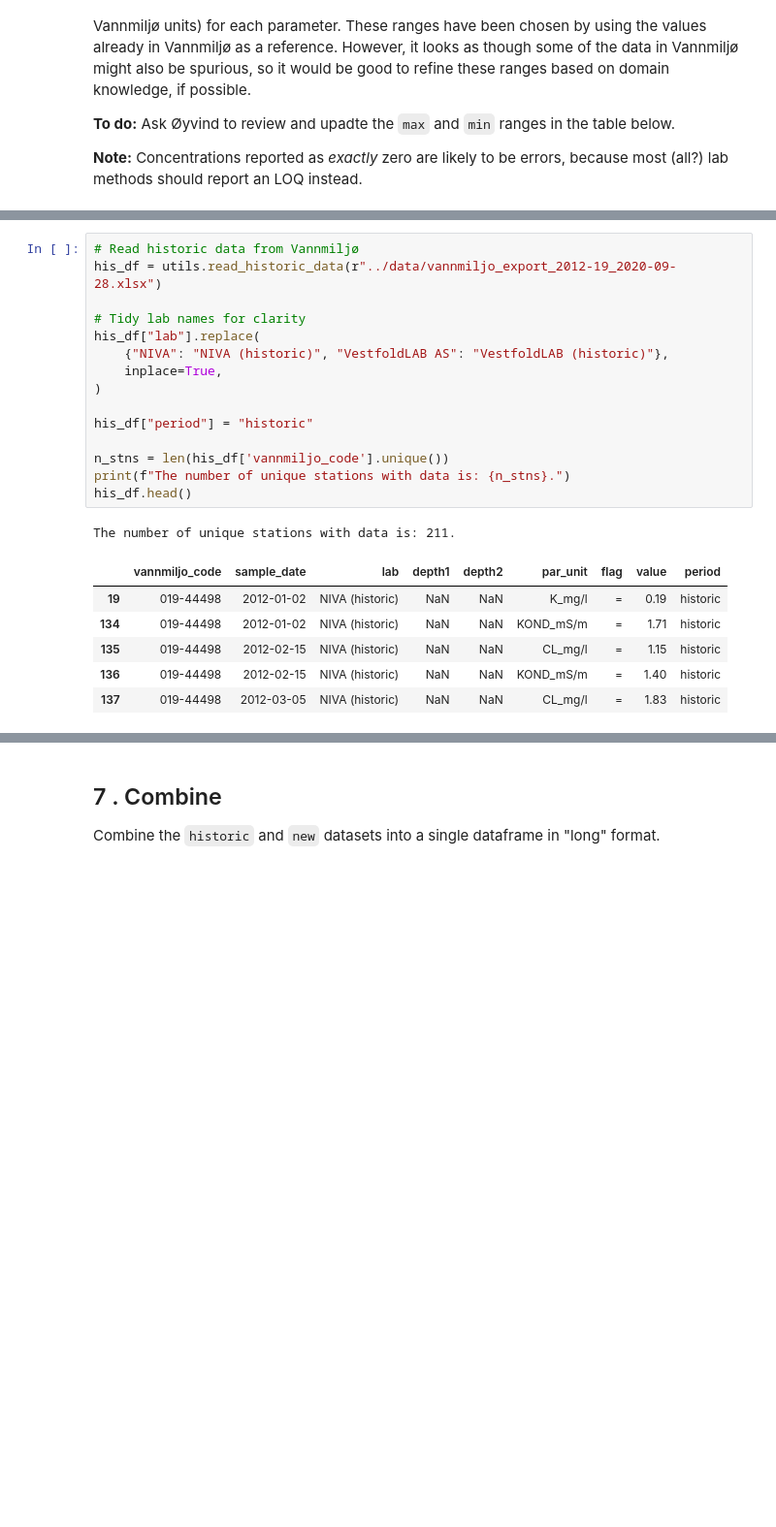
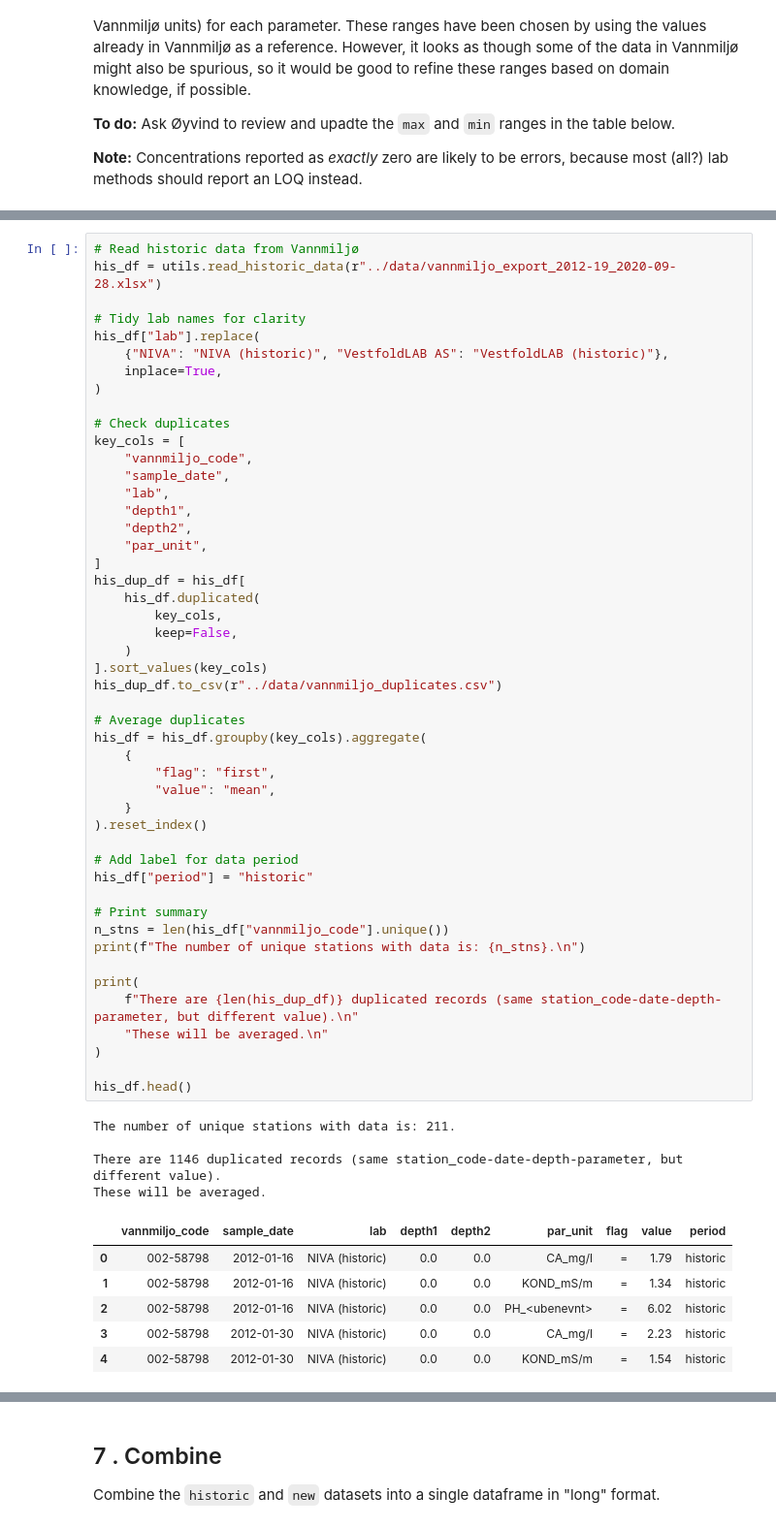
Before and after one commit to NIVANorge/tiltaksovervakingen, a Jupyter notebook: notebooks/01_data_processing.ipynb, the cells around one changed output, grey strips where cells are left out. Shown: that part at 97% size. Cells and saved outputs as stored; diff of their text form; blank space fills up the shorter version.

Commit message:
Handle duplicates; add Isolation Forest

```diff
--- a/notebooks/01_data_processing.ipynb
+++ b/notebooks/01_data_processing.ipynb
@@ -206,26 +208,62 @@ The Vannmiljø dataset is large and reading from Excel is slow; the code below t
 # %%
 # Read historic data from Vannmiljø
 his_df = utils.read_historic_data(r"../data/vannmiljo_export_2012-19_2020-09-28.xlsx")
 
 # Tidy lab names for clarity
 his_df["lab"].replace(
     {"NIVA": "NIVA (historic)", "VestfoldLAB AS": "VestfoldLAB (historic)"},
     inplace=True,
 )
 
+# Check duplicates
+key_cols = [
+    "vannmiljo_code",
+    "sample_date",
+    "lab",
+    "depth1",
+    "depth2",
+    "par_unit",
+]
+his_dup_df = his_df[
+    his_df.duplicated(
+        key_cols,
+        keep=False,
+    )
+].sort_values(key_cols)
+his_dup_df.to_csv(r"../data/vannmiljo_duplicates.csv")
+
+# Average duplicates
+his_df = his_df.groupby(key_cols).aggregate(
+    {
+        "flag": "first",
+        "value": "mean",
+    }
+).reset_index()
+
+# Add label for data period
 his_df["period"] = "historic"
 
-n_stns = len(his_df['vannmiljo_code'].unique())
-print(f"The number of unique stations with data is: {n_stns}.")
+# Print summary
+n_stns = len(his_df["vannmiljo_code"].unique())
+print(f"The number of unique stations with data is: {n_stns}.\n")
+
+print(
+    f"There are {len(his_dup_df)} duplicated records (same station_code-date-depth-parameter, but different value).\n"
+    "These will be averaged.\n"
+)
+
 his_df.head()
 # %% [output]
 The number of unique stations with data is: 211.
+
+There are 1146 duplicated records (same station_code-date-depth-parameter, but different value).
+These will be averaged.
 |  | vannmiljo_code | sample_date | lab | depth1 | depth2 | par_unit | flag | value | period |
-| 19 | 019-44498 | 2012-01-02 | NIVA (historic) | NaN | NaN | K_mg/l | = | 0.19 | historic |
-| 134 | 019-44498 | 2012-01-02 | NIVA (historic) | NaN | NaN | KOND_mS/m | = | 1.71 | historic |
-| 135 | 019-44498 | 2012-02-15 | NIVA (historic) | NaN | NaN | CL_mg/l | = | 1.15 | historic |
-| 136 | 019-44498 | 2012-02-15 | NIVA (historic) | NaN | NaN | KOND_mS/m | = | 1.40 | historic |
-| 137 | 019-44498 | 2012-03-05 | NIVA (historic) | NaN | NaN | CL_mg/l | = | 1.83 | historic |
+| 0 | 002-58798 | 2012-01-16 | NIVA (historic) | 0.0 | 0.0 | CA_mg/l | = | 1.79 | historic |
+| 1 | 002-58798 | 2012-01-16 | NIVA (historic) | 0.0 | 0.0 | KOND_mS/m | = | 1.34 | historic |
+| 2 | 002-58798 | 2012-01-16 | NIVA (historic) | 0.0 | 0.0 | PH_<ubenevnt> | = | 6.02 | historic |
+| 3 | 002-58798 | 2012-01-30 | NIVA (historic) | 0.0 | 0.0 | CA_mg/l | = | 2.23 | historic |
+| 4 | 002-58798 | 2012-01-30 | NIVA (historic) | 0.0 | 0.0 | KOND_mS/m | = | 1.54 | historic |
 # %% [markdown]
 ## 6. New data from labs
 
```
Also changed, not shown: parts of 11 cells of this notebook, 10 other files.
